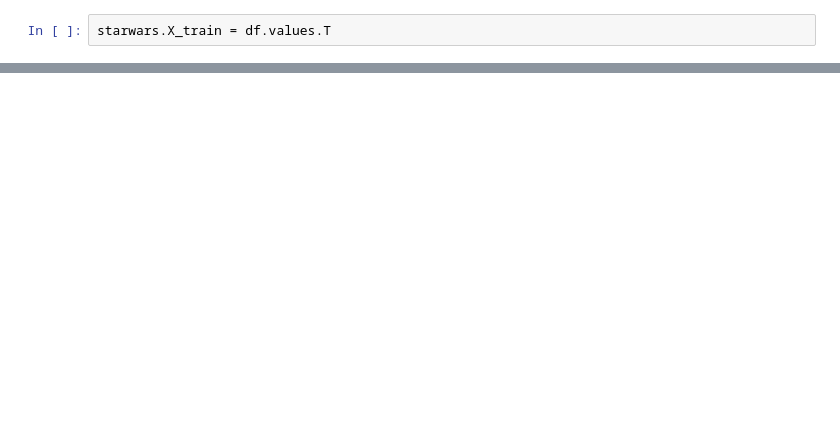
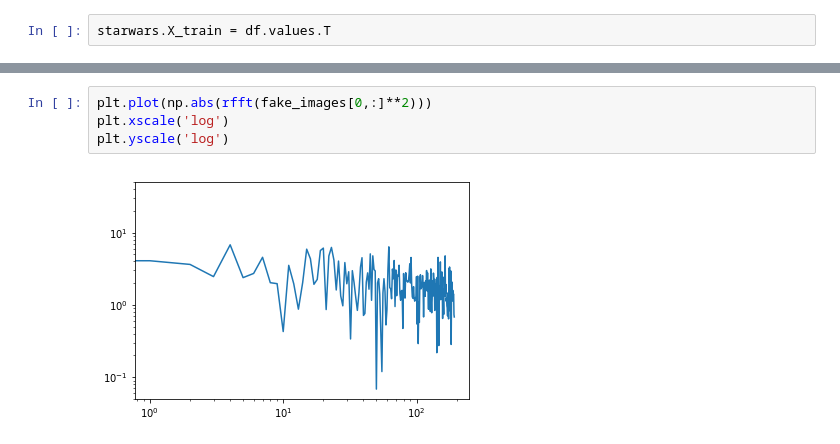
Before and after one commit to benjaminpope/starwars, a Jupyter notebook: gan/gan_ben.ipynb, the cells around one changed output, grey strips where cells are left out. Drawn from its saved outputs; the diff is of its cells as text; blank space fills up the shorter version.

```diff
--- a/gan/gan_ben.ipynb
+++ b/gan/gan_ben.ipynb
@@ -96,0 +103,6 @@ Fake images shape : (5, 192)
+# %%
+plt.plot(np.abs(rfft(fake_images[0,:]**2)))
+plt.xscale('log')
+plt.yscale('log')
+# %% [output]
+[figure, added]
```
Also changed, not shown: parts of 12 cells of this notebook, 2 other files.
